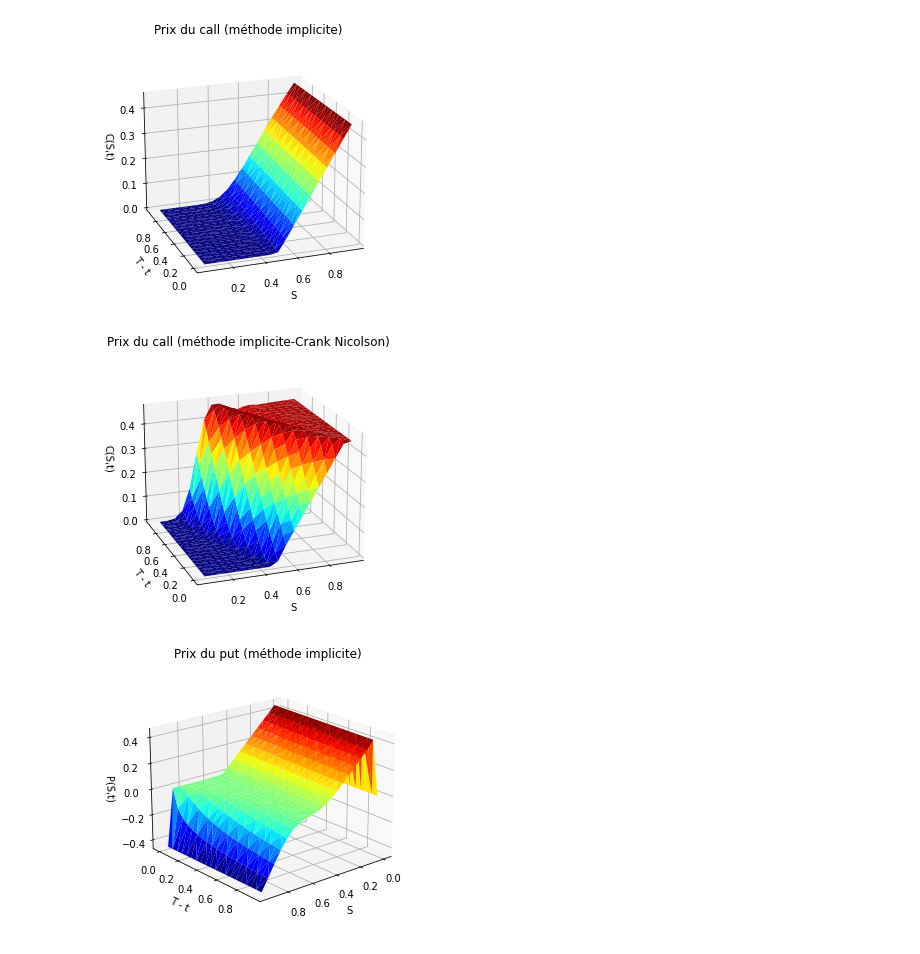
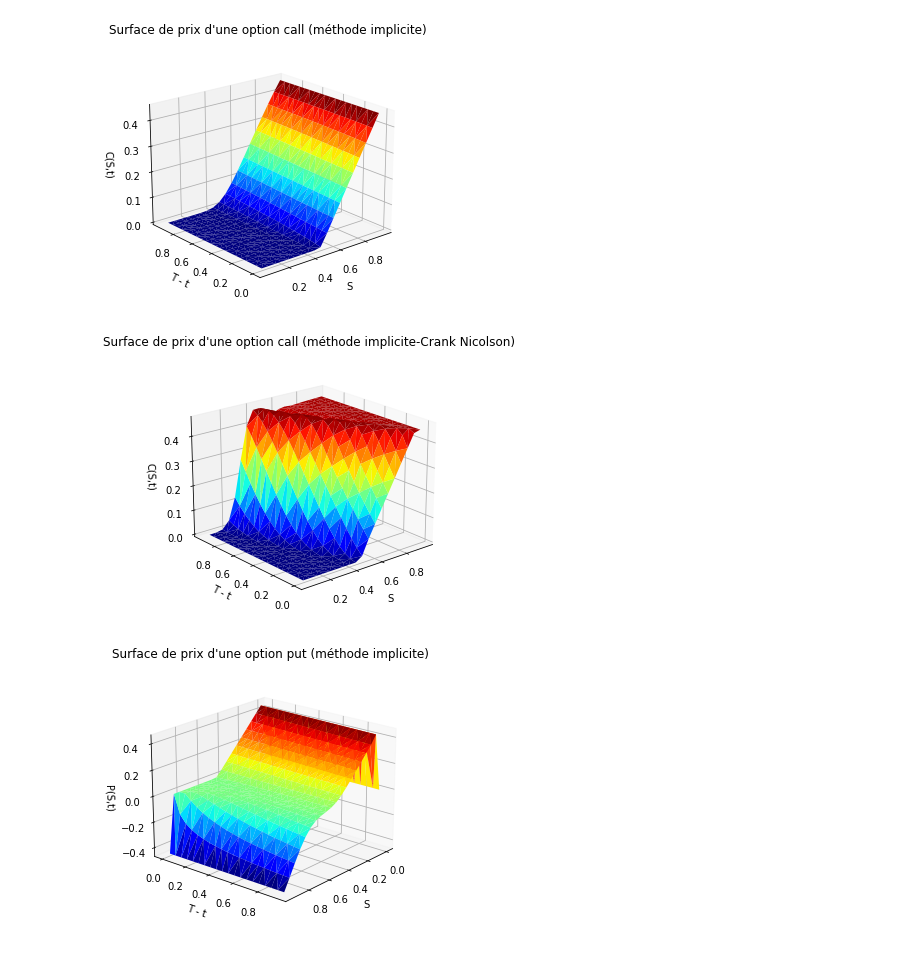
Before and after one commit to dreamsandroads/Projet-C, a Jupyter notebook: plot/plot.ipynb, the cells around one changed output. Saved outputs shown, nothing was run; the diff lists cells and outputs as text; code cells hidden in the pictures.

```diff
--- a/plot/plot.ipynb
+++ b/plot/plot.ipynb
@@ -13,21 +13,21 @@ from scipy import array, newaxis
 # %%
 #figure 1: méthode implicite call
 plot = np.loadtxt(r"D:\Projet-C\result\call_implicite.txt")
 x_call_i = plot[:,0]
 y_call_i = plot[:,1]
 z_call_i = plot[:,2]
 fig = plt.figure()
 ax = fig.add_subplot(111, projection='3d')
 surf = ax.plot_trisurf(x_call_i, y_call_i, z_call_i, cmap=cm.jet, linewidth=0)
-ax.view_init(20, 250)
+ax.view_init(20, 230)
 fig.tight_layout()
-plt.title("Prix du call (méthode implicite)")
+plt.title("Surface de prix d'une option call (méthode implicite)")
 plt.xlabel("S")
 plt.ylabel("T - t")
 ax.set_zlabel('C(S,t)')
 plt.show()
 # %% [output]
-[figure, old version]
+[figure, new version]
 # %%
 #figure 2: méthode implicite-Crank Nicolson call
 plot = np.loadtxt(r"D:\Projet-C\result\call_imp_crank.txt")
@@ -37,15 +37,15 @@ z_call_ic = plot[:,2]
 fig = plt.figure()
 ax = fig.add_subplot(111, projection='3d')
 surf = ax.plot_trisurf(x_call_ic, y_call_ic, z_call_ic, cmap=cm.jet, linewidth=0)
-ax.view_init(20, 250)
+ax.view_init(20, 230)
 fig.tight_layout()
-plt.title("Prix du call (méthode implicite-Crank Nicolson)")
+plt.title("Surface de prix d'une option call (méthode implicite-Crank Nicolson)")
 plt.xlabel("S")
 plt.ylabel("T - t")
 ax.set_zlabel('C(S,t)')
 plt.show()
 # %% [output]
-[figure, old version]
+[figure, new version]
 # %%
 #figure 3: méthode implicite put
 plot = np.loadtxt(r"D:\Projet-C\result\put_implicite.txt")
@@ -55,15 +55,15 @@ z_put_i = plot[:,2]
 fig = plt.figure()
 ax = fig.add_subplot(111, projection='3d')
 surf = ax.plot_trisurf(x_put_i, y_put_i, z_put_i, cmap=cm.jet, linewidth=0)
-ax.view_init(20, 50)
+ax.view_init(20, 40)
 fig.tight_layout()
-plt.title("Prix du put (méthode implicite)")
+plt.title("Surface de prix d'une option put (méthode implicite)")
 plt.xlabel("S")
 plt.ylabel("T - t")
 ax.set_zlabel('P(S,t)')
 plt.show()
 # %% [output]
-[figure, old version]
+[figure, new version]
 # %%
 #figure 4: méthode implicite-Crank Nicolson put
 plot = np.loadtxt(r"D:\Projet-C\result\put_imp_crank.txt")
```
Also changed, not shown: parts of 1 cell of this notebook, 4 other files.
